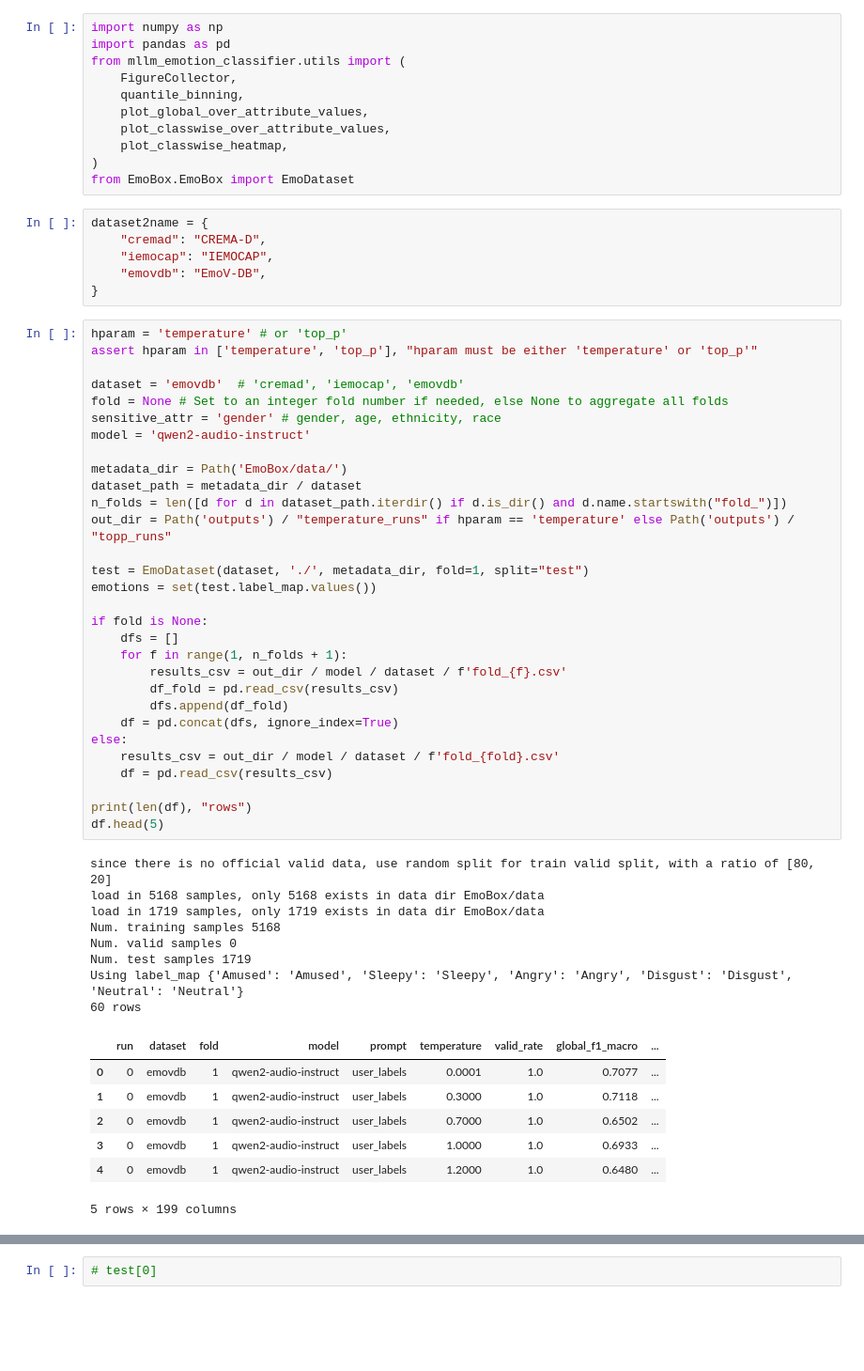
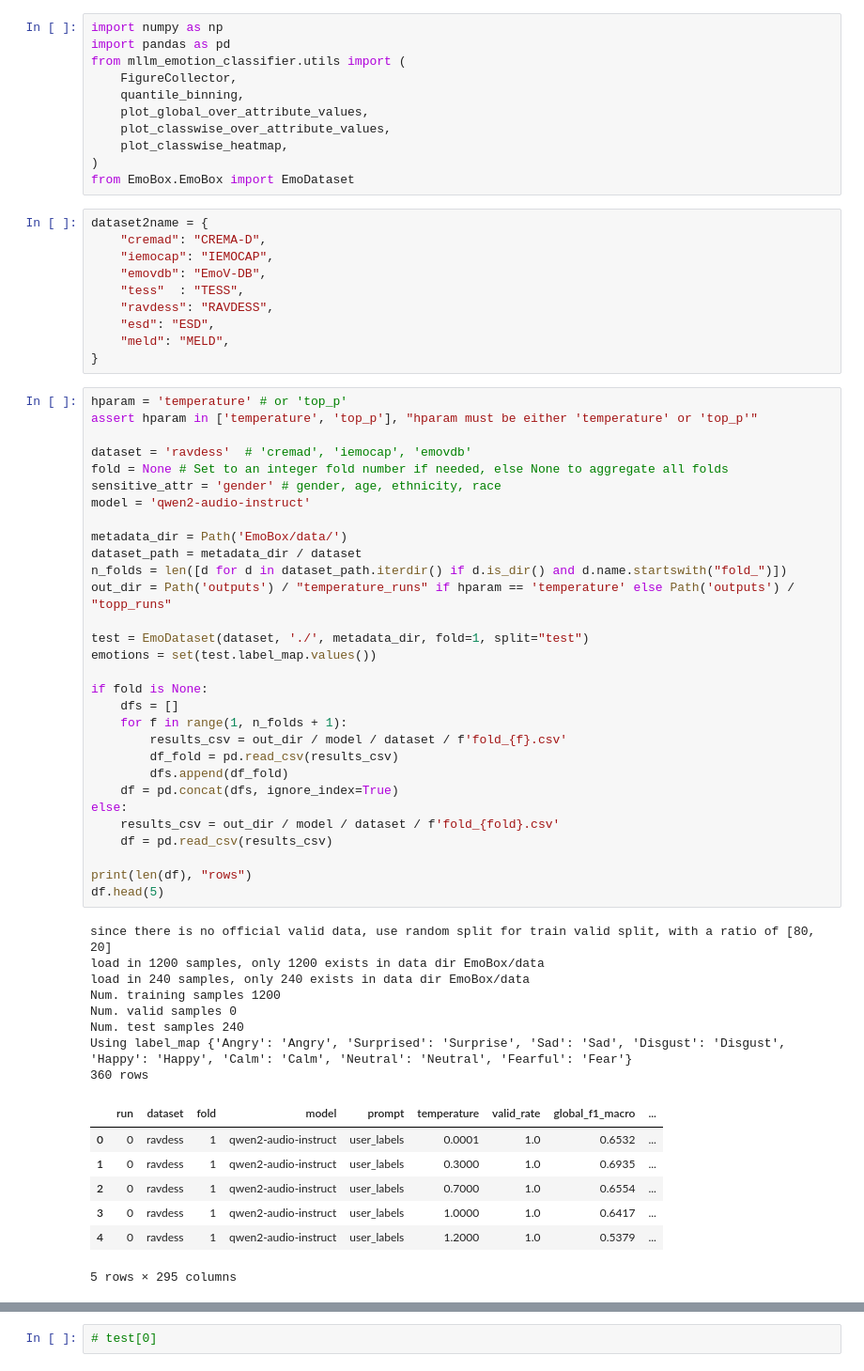
Before and after one commit to links-ads/FairMLLM-Emotion-Recognition, a Jupyter notebook: notebooks/plot-bar-topp-temp.ipynb, the cells around one changed output, grey strips where cells are left out. Shown at 94% size. Drawn from its saved outputs; the diff is of its cells as text; blank space fills up the shorter version.

```diff
--- a/notebooks/plot-bar-topp-temp.ipynb
+++ b/notebooks/plot-bar-topp-temp.ipynb
@@ -21,53 +21,57 @@ dataset2name = {
     "cremad": "CREMA-D",
     "iemocap": "IEMOCAP",
     "emovdb": "EmoV-DB",
+    "tess"  : "TESS",
+    "ravdess": "RAVDESS",
+    "esd": "ESD",
+    "meld": "MELD",
 }
 # %%
 hparam = 'temperature' # or 'top_p'
 assert hparam in ['temperature', 'top_p'], "hparam must be either 'temperature' or 'top_p'"
 
-dataset = 'emovdb'  # 'cremad', 'iemocap', 'emovdb'
+dataset = 'ravdess'  # 'cremad', 'iemocap', 'emovdb'
 fold = None # Set to an integer fold number if needed, else None to aggregate all folds
 sensitive_attr = 'gender' # gender, age, ethnicity, race
 model = 'qwen2-audio-instruct'
 
 metadata_dir = Path('EmoBox/data/')
 dataset_path = metadata_dir / dataset
 n_folds = len([d for d in dataset_path.iterdir() if d.is_dir() and d.name.startswith("fold_")])
 out_dir = Path('outputs') / "temperature_runs" if hparam == 'temperature' else Path('outputs') / "topp_runs"
 
 test = EmoDataset(dataset, './', metadata_dir, fold=1, split="test")
 emotions = set(test.label_map.values())
 
 if fold is None:
     dfs = []
     for f in range(1, n_folds + 1):
         results_csv = out_dir / model / dataset / f'fold_{f}.csv'
         df_fold = pd.read_csv(results_csv)
         dfs.append(df_fold)
     df = pd.concat(dfs, ignore_index=True)
 else:
     results_csv = out_dir / model / dataset / f'fold_{fold}.csv'
     df = pd.read_csv(results_csv)
 
 print(len(df), "rows")
 df.head(5)
 # %% [output]
 since there is no official valid data, use random split for train valid split, with a ratio of [80, 20]
-load in 5168 samples, only 5168 exists in data dir EmoBox/data
-load in 1719 samples, only 1719 exists in data dir EmoBox/data
-Num. training samples 5168
+load in 1200 samples, only 1200 exists in data dir EmoBox/data
+load in 240 samples, only 240 exists in data dir EmoBox/data
+Num. training samples 1200
 Num. valid samples 0
-Num. test samples 1719
-Using label_map {'Amused': 'Amused', 'Sleepy': 'Sleepy', 'Angry': 'Angry', 'Disgust': 'Disgust', 'Neutral': 'Neutral'}
-60 rows
+Num. test samples 240
+Using label_map {'Angry': 'Angry', 'Surprised': 'Surprise', 'Sad': 'Sad', 'Disgust': 'Disgust', 'Happy': 'Happy', 'Calm': 'Calm', 'Neutral': 'Neutral', 'Fearful': 'Fear'}
+360 rows
 |  | run | dataset | fold | model | prompt | temperature | valid_rate | global_f1_macro | ... |
-| 0 | 0 | emovdb | 1 | qwen2-audio-instruct | user_labels | 0.0001 | 1.0 | 0.7077 | ... |
-| 1 | 0 | emovdb | 1 | qwen2-audio-instruct | user_labels | 0.3000 | 1.0 | 0.7118 | ... |
-| 2 | 0 | emovdb | 1 | qwen2-audio-instruct | user_labels | 0.7000 | 1.0 | 0.6502 | ... |
-| 3 | 0 | emovdb | 1 | qwen2-audio-instruct | user_labels | 1.0000 | 1.0 | 0.6933 | ... |
-| 4 | 0 | emovdb | 1 | qwen2-audio-instruct | user_labels | 1.2000 | 1.0 | 0.6480 | ... |
+| 0 | 0 | ravdess | 1 | qwen2-audio-instruct | user_labels | 0.0001 | 1.0 | 0.6532 | ... |
+| 1 | 0 | ravdess | 1 | qwen2-audio-instruct | user_labels | 0.3000 | 1.0 | 0.6935 | ... |
+| 2 | 0 | ravdess | 1 | qwen2-audio-instruct | user_labels | 0.7000 | 1.0 | 0.6554 | ... |
+| 3 | 0 | ravdess | 1 | qwen2-audio-instruct | user_labels | 1.0000 | 1.0 | 0.6417 | ... |
+| 4 | 0 | ravdess | 1 | qwen2-audio-instruct | user_labels | 1.2000 | 1.0 | 0.5379 | ... |
-5 rows × 199 columns
+5 rows × 295 columns
 # %%
 if hparam == 'top_p':
     best_row = df.loc[df['global_f1_macro'].idxmax()]
```
Also changed, not shown: parts of 3 cells of this notebook, 43 other files.
